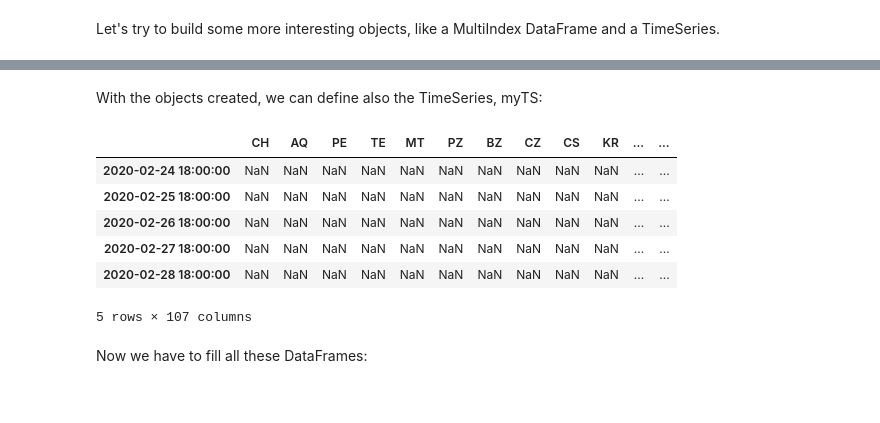
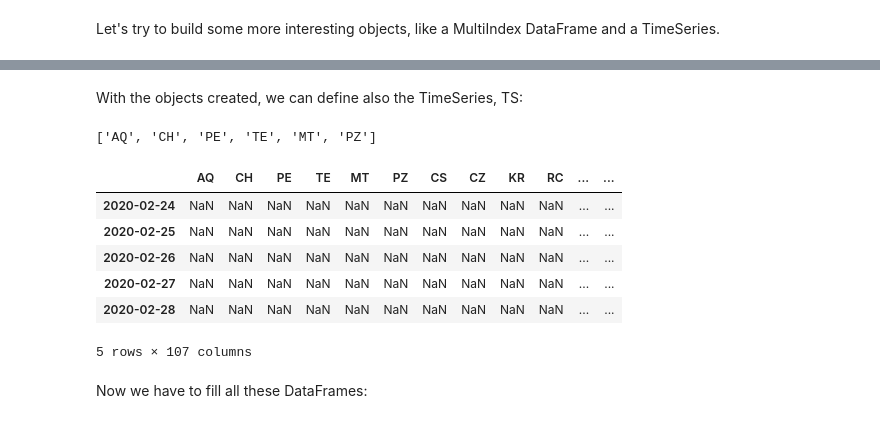
Before and after one commit to fedepiro96/APAD-project, a Jupyter notebook: Notebook fede.ipynb, the cells around one changed output, grey strips where cells are left out. Saved outputs shown, nothing was run; the diff lists cells and outputs as text; code cells hidden in the pictures.

```diff
--- a/Notebook fede.ipynb
+++ b/Notebook fede.ipynb
@@ -49,0 +69,3 @@ myMI = myMI.sort_index()
+# %%
+dates = pd.to_datetime(d1['data'].unique())
+dates
@@ -49,0 +81,2 @@ myMI = myMI.sort_index()
+# %%
+MI = pd.concat([MI,pd.DataFrame(columns=dates)])
@@ -74,19 +116,24 @@ Name: (Toscana, FI), dtype: float64
 # %% [markdown]
-With the objects created, we can define also the TimeSeries, myTS:
+With the objects created, we can define also the TimeSeries, TS:
+# %%
+prov = list(MI.index.get_level_values('sigla_provincia'))
+prov[:6]
+# %% [output]
+['AQ', 'CH', 'PE', 'TE', 'MT', 'PZ']
 # %%
 #Creating a TimeSeries
 dates_TS = pd.DatetimeIndex(dates)
-myTS = pd.DataFrame(index = dates_TS, columns = column_prov)
-dailyincr = pd.DataFrame(index = dates_TS[1:], columns = column_prov) #increment matrix
+TS = pd.DataFrame(index = dates_TS, columns = prov)
+dailyincr = pd.DataFrame(index = dates_TS[1:], columns =prov) #increment matrix
 # %%
-myTS.loc[myTS.index[:5]]
+TS.loc[myTS.index[:5]]
 # %% [output]
-|  | CH | AQ | PE | TE | MT | PZ | BZ | CZ | CS | KR | ... | ... |
-| 2020-02-24 18:00:00 | NaN | NaN | NaN | NaN | NaN | NaN | NaN | NaN | NaN | NaN | ... | ... |
-| 2020-02-25 18:00:00 | NaN | NaN | NaN | NaN | NaN | NaN | NaN | NaN | NaN | NaN | ... | ... |
-| 2020-02-26 18:00:00 | NaN | NaN | NaN | NaN | NaN | NaN | NaN | NaN | NaN | NaN | ... | ... |
-| 2020-02-27 18:00:00 | NaN | NaN | NaN | NaN | NaN | NaN | NaN | NaN | NaN | NaN | ... | ... |
-| 2020-02-28 18:00:00 | NaN | NaN | NaN | NaN | NaN | NaN | NaN | NaN | NaN | NaN | ... | ... |
+|  | AQ | CH | PE | TE | MT | PZ | CS | CZ | KR | RC | ... | ... |
+| 2020-02-24 | NaN | NaN | NaN | NaN | NaN | NaN | NaN | NaN | NaN | NaN | ... | ... |
+| 2020-02-25 | NaN | NaN | NaN | NaN | NaN | NaN | NaN | NaN | NaN | NaN | ... | ... |
+| 2020-02-26 | NaN | NaN | NaN | NaN | NaN | NaN | NaN | NaN | NaN | NaN | ... | ... |
+| 2020-02-27 | NaN | NaN | NaN | NaN | NaN | NaN | NaN | NaN | NaN | NaN | ... | ... |
+| 2020-02-28 | NaN | NaN | NaN | NaN | NaN | NaN | NaN | NaN | NaN | NaN | ... | ... |
 5 rows × 107 columns
 # %% [markdown]
 Now we have to fill all these DataFrames:
```
Also changed, not shown: parts of 39 cells of this notebook, 1 other file.
